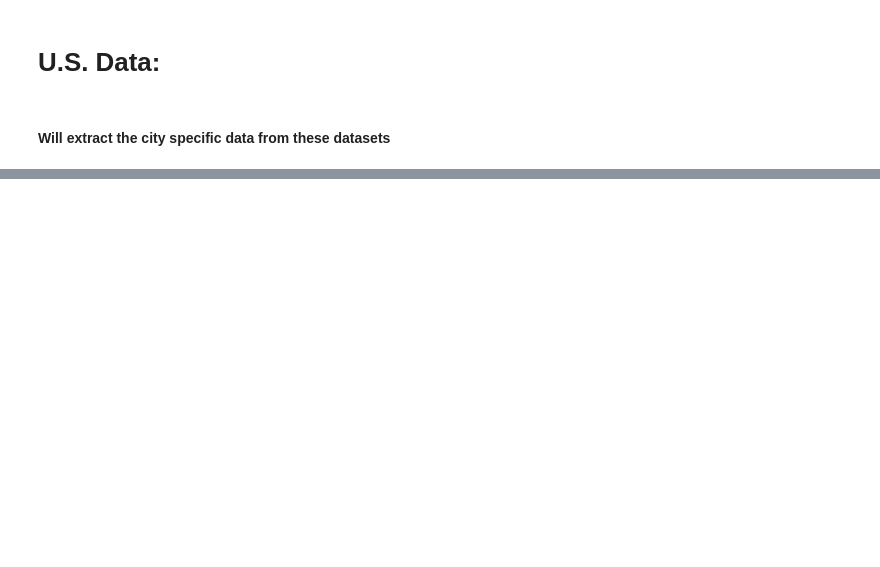
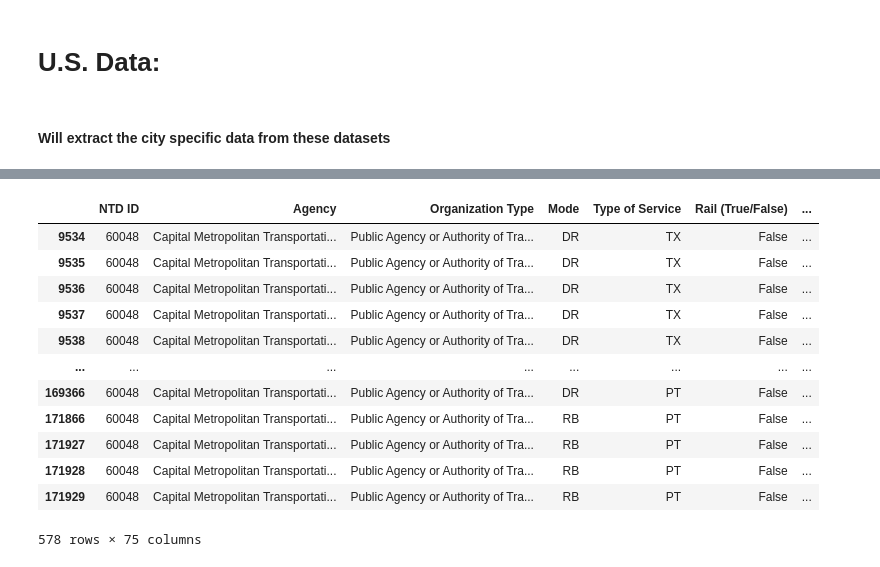
Before and after one commit to Hannah00Donnelly/nss-capstone-da14-2025, a Jupyter notebook: notebooks/hdonnelly_capstone.ipynb, the cells around one changed output, grey strips where cells are left out. Cells and saved outputs as stored; diff of their text form; code cells hidden in the pictures; blank space fills up the shorter version.

```diff
--- a/notebooks/hdonnelly_capstone.ipynb
+++ b/notebooks/hdonnelly_capstone.ipynb
@@ -109,0 +797,17 @@ public_transportation=pd.read_csv('../data/Monthly_Modal_Time_Series_Transportat
+# %%
+austin_public_transportation = public_transportation[public_transportation['Primary UZA Name'].str.contains(r"Austin", na=False)]
+austin_public_transportation
+# %% [output]
+|  | NTD ID | Agency | Organization Type | Mode | Type of Service | Rail (True/False) | ... |
+| 9534 | 60048 | Capital Metropolitan Transportati... | Public Agency or Authority of Tra... | DR | TX | False | ... |
+| 9535 | 60048 | Capital Metropolitan Transportati... | Public Agency or Authority of Tra... | DR | TX | False | ... |
+| 9536 | 60048 | Capital Metropolitan Transportati... | Public Agency or Authority of Tra... | DR | TX | False | ... |
+| 9537 | 60048 | Capital Metropolitan Transportati... | Public Agency or Authority of Tra... | DR | TX | False | ... |
+| 9538 | 60048 | Capital Metropolitan Transportati... | Public Agency or Authority of Tra... | DR | TX | False | ... |
+| ... | ... | ... | ... | ... | ... | ... | ... |
+| 169366 | 60048 | Capital Metropolitan Transportati... | Public Agency or Authority of Tra... | DR | PT | False | ... |
+| 171866 | 60048 | Capital Metropolitan Transportati... | Public Agency or Authority of Tra... | RB | PT | False | ... |
+| 171927 | 60048 | Capital Metropolitan Transportati... | Public Agency or Authority of Tra... | RB | PT | False | ... |
+| 171928 | 60048 | Capital Metropolitan Transportati... | Public Agency or Authority of Tra... | RB | PT | False | ... |
+| 171929 | 60048 | Capital Metropolitan Transportati... | Public Agency or Authority of Tra... | RB | PT | False | ... |
+578 rows × 75 columns
```
Also changed, not shown: parts of 66 cells of this notebook.
